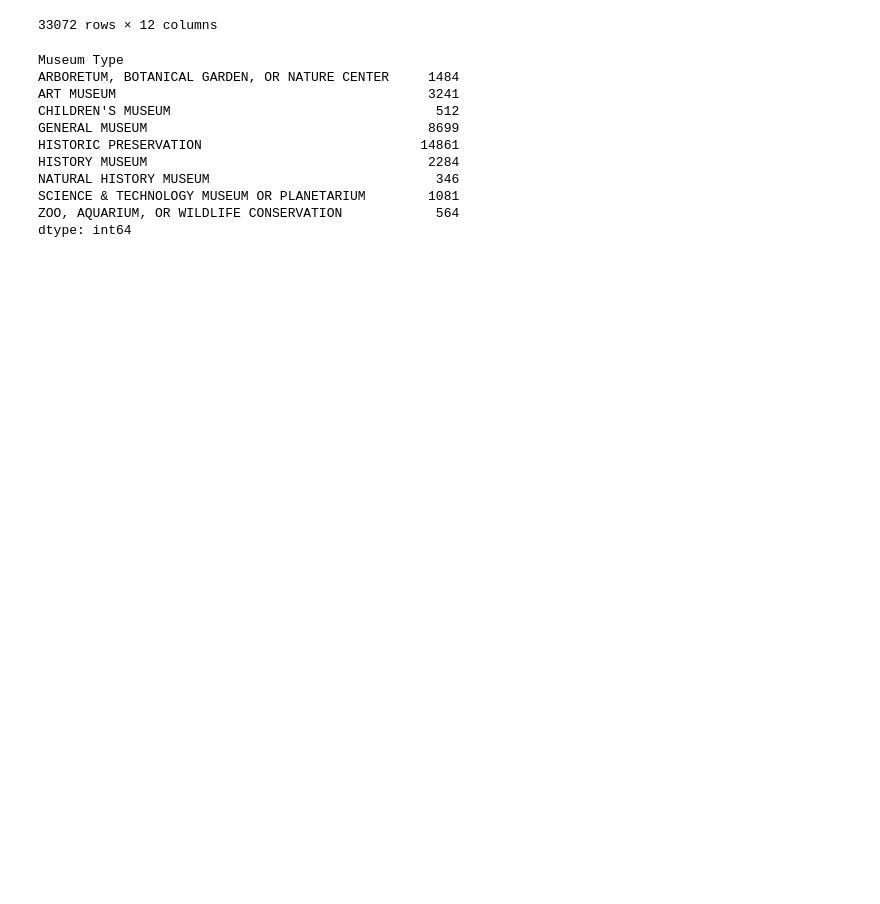
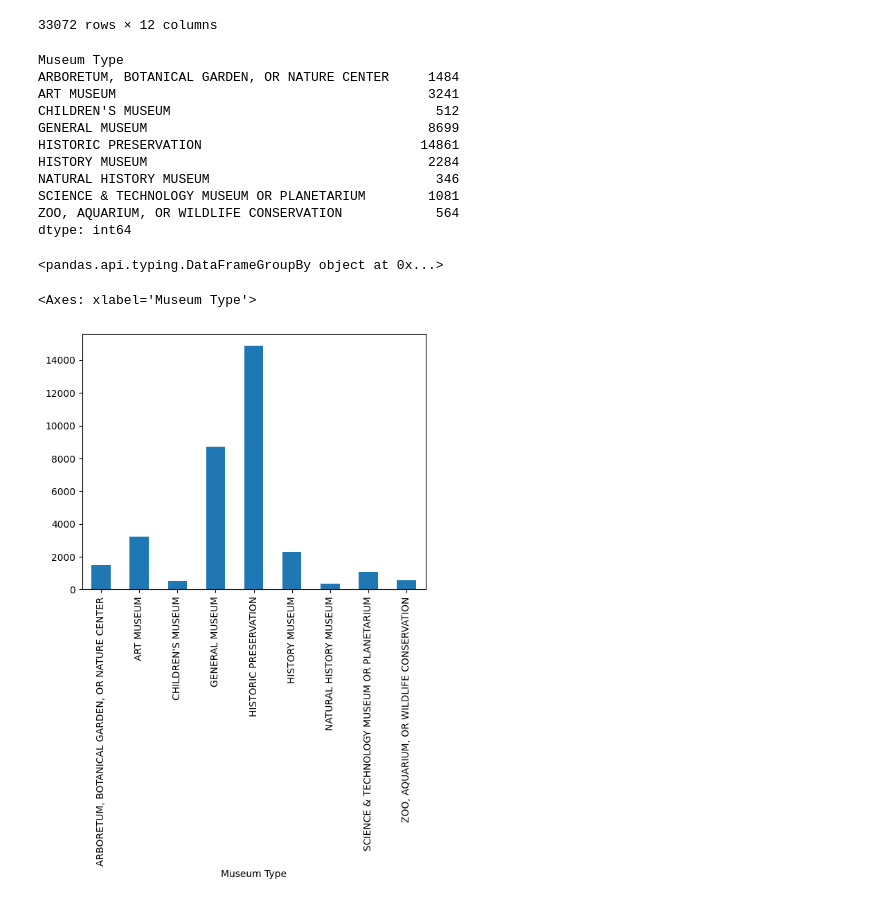
Before and after one commit to SevenDot0-Week5/MuseumsNotebook, a Jupyter notebook: MuseumNotes.ipynb, the cells around one changed output. Drawn from its saved outputs; the diff is of its cells as text; code cells hidden in the pictures; blank space fills up the shorter version.

```diff
--- a/MuseumNotes.ipynb
+++ b/MuseumNotes.ipynb
@@ -1,4 +1,4 @@
 # %%
 import pandas as pd
 # %%
-df = pd.read_csv("/Users/james/Projects/MuseumsNotebook/museums.csv")
+df = pd.read_csv("/Users/david/Projects/MuseumsNotebook/museums.csv")
@@ -44,3 +42,12 @@ NATURAL HISTORY MUSEUM                             346
 SCIENCE & TECHNOLOGY MUSEUM OR PLANETARIUM        1081
 ZOO, AQUARIUM, OR WILDLIFE CONSERVATION            564
 dtype: int64
+# %%
+clean_copy.groupby('Museum Type')
+# %% [output]
+<pandas.api.typing.DataFrameGroupBy object at 0x...>
+# %%
+clean_copy.groupby('Museum Type').size().plot(kind='bar')
+# %% [output]
+<Axes: xlabel='Museum Type'>
+[figure, added]
```
Also changed, not shown: parts of 11 cells of this notebook.
